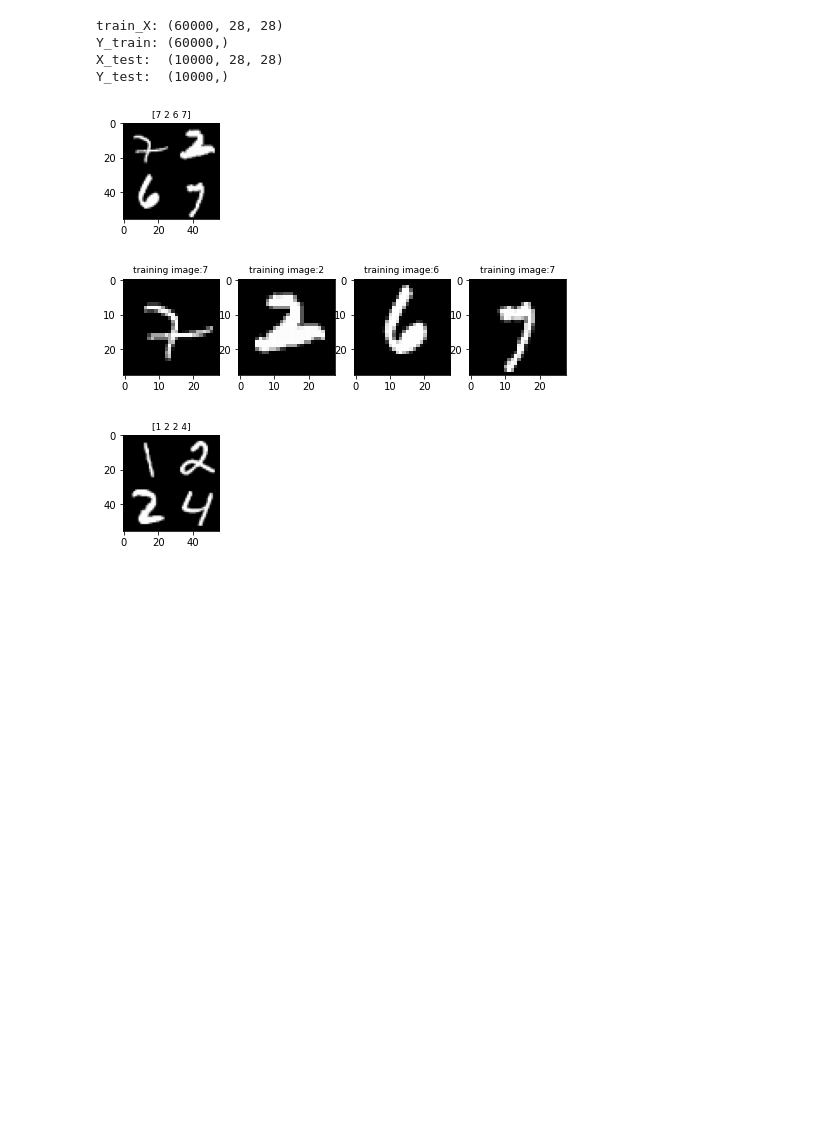
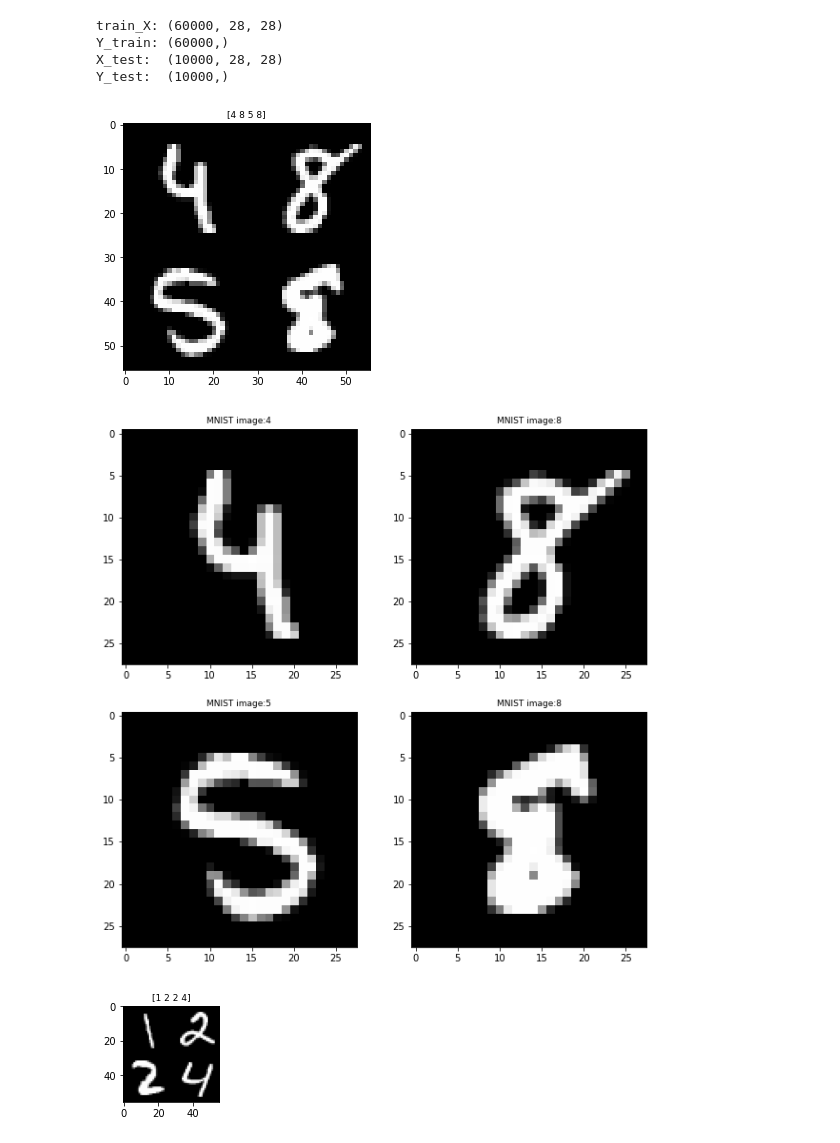
Before and after one commit to MichaelYxWang/CrossExplain, a Jupyter notebook: Dataset/make_multimodal_mnist-Copy2.ipynb, the cells around one changed output. Cells and saved outputs as stored; diff of their text form; code cells hidden in the pictures; blank space fills up the shorter version.

```diff
--- a/Dataset/make_multimodal_mnist-Copy2.ipynb
+++ b/Dataset/make_multimodal_mnist-Copy2.ipynb
@@ -19,17 +19,31 @@ Y_train: (60000,)
 X_test:  (10000, 28, 28)
 Y_test:  (10000,)
 # %%
-def show(image, title):
+def show_save(image, title, name=None):
     index = 1
-    plt.figure(figsize=(10,5))
+    plt.figure(figsize=(10,10))
 
     for x in zip(image, title):
         image = x[0]
         title = x[1]
-        plt.subplot(2, 5, index)
+        plt.subplot(2, 2, index)
         plt.imshow(image, cmap=plt.cm.gray)
-        plt.title(x[1], fontsize = 9)
+        plt.title(x[1], fontsize = 20)
         index += 1
+    if name != None:
+        plt.savefig("saved_img/"+name)
+# %%
+def show(image, title):
+    index = 1
+    plt.figure(figsize=(10,10))
+
+    for x in zip(image, title):
+        image = x[0]
+        title = x[1]
+        plt.subplot(2, 5, index)
+        plt.imshow(image, cmap=plt.cm.gray)
+        plt.title(x[1], fontsize = 9)
+        index += 1
 # %%
 def create_single_collage(idx_list):
     row1 = np.concatenate((train_X[idx_list[0]], train_X[idx_list[1]]), axis=1)
@@ -40,21 +54,24 @@ def create_single_collage(idx_list):
 # %%
 image = []
 title = []
 idx = []
 for i in range(4):
     r = random.randint(1, len(train_X))
     image.append(train_X[r])
     idx.append(r)
-    title.append('training image:' + str(train_y[r]))
+    title.append('MNIST image:' + str(train_y[r]))
 (X,y) = create_single_collage(idx)
 collaged_X = [X]
 collaged_y = [y]
 show(collaged_X, collaged_y)
 
+# show_save(collaged_X, collaged_y, "collaged_image")
+
 show(image, title)
+# show_save(image, title,"collaged_image_from_MNIST")
 # %% [output]
-[figure, old version]
+[figure, new version]
-[figure, old version]
+[figure, new version]
 # %%
 def generate_random_idx_list(l):
     idx_list = random.sample(range(len(train_X)), k=l)
```
Also changed, not shown: parts of 3 cells of this notebook, 2 other files.
